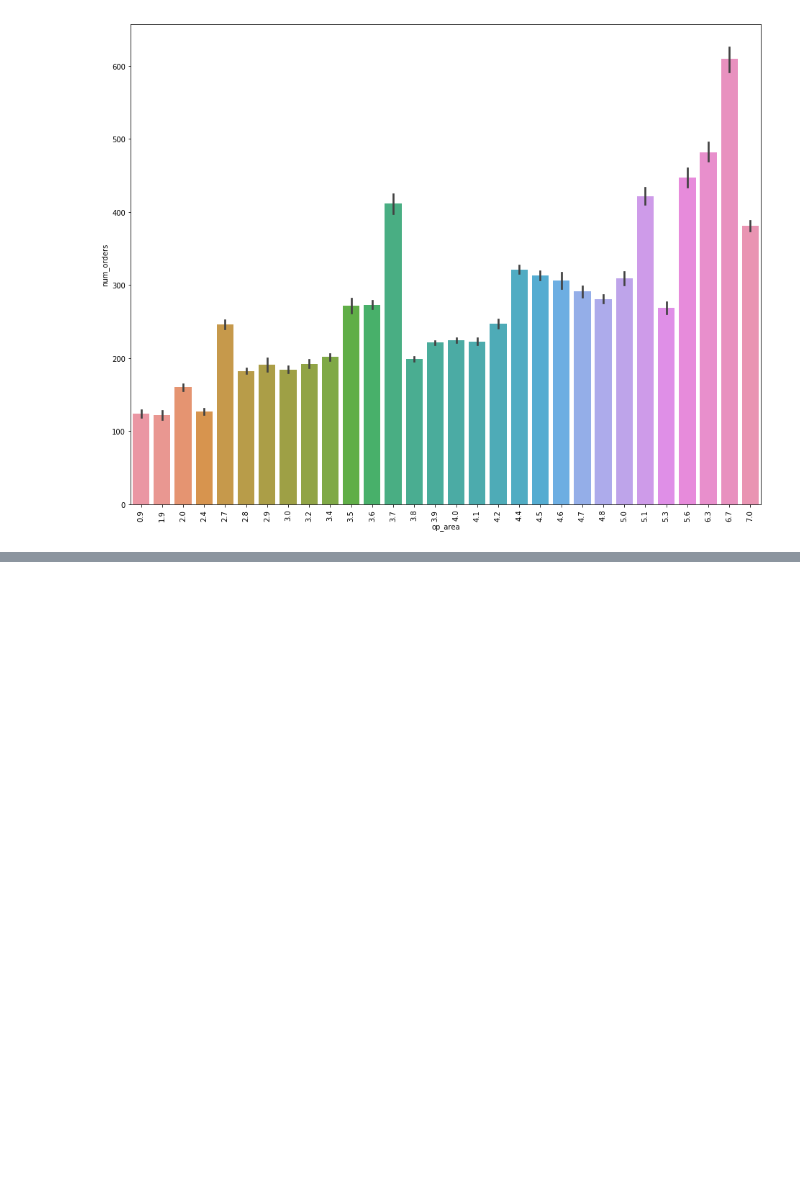
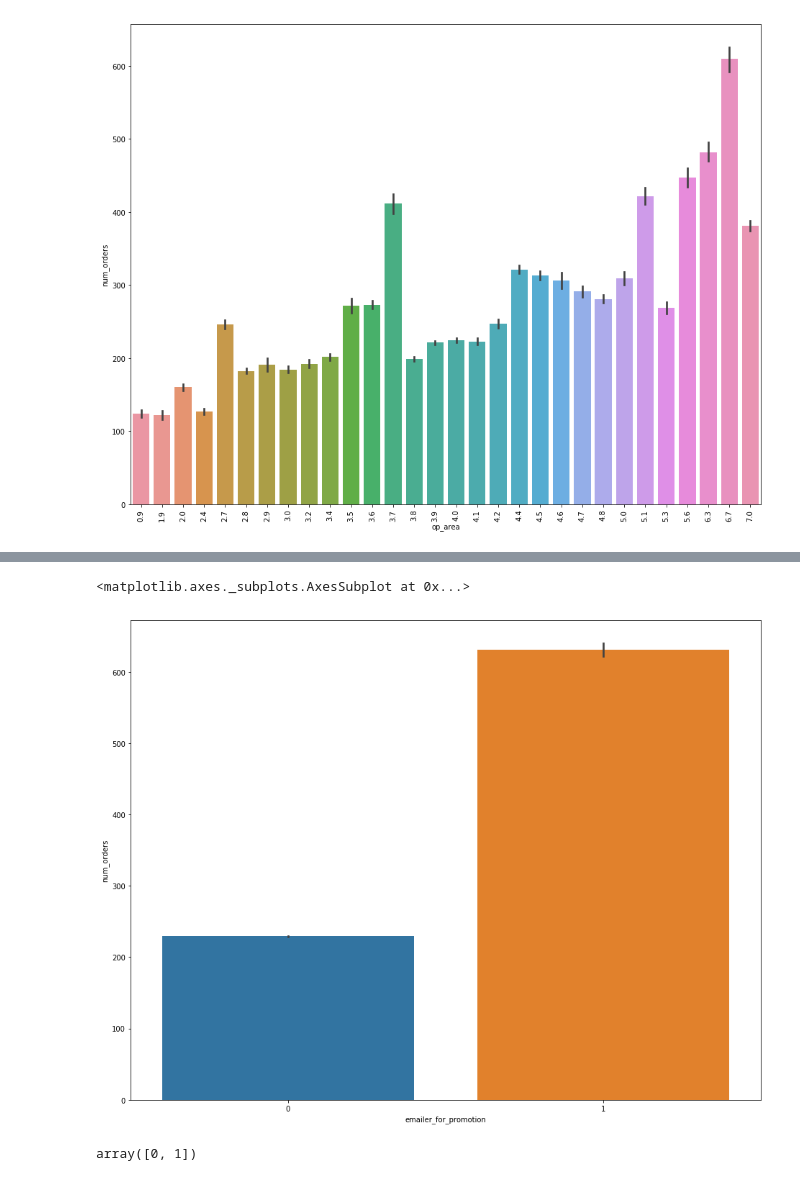
Before and after one commit to IITGuwahati-AI/Learning-Content, a Jupyter notebook: Food_forecast.ipynb, the cells around one changed output, grey strips where cells are left out. Cells and saved outputs as stored; diff of their text form; code cells hidden in the pictures; blank space fills up the shorter version.

```diff
--- a/Food_forecast.ipynb
+++ b/Food_forecast.ipynb
@@ -251,0 +265,9 @@ plt.xticks(rotation = 90)
+# %%
+sns.barplot(train['emailer_for_promotion'],train['num_orders'])
+# %% [output]
+<matplotlib.axes._subplots.AxesSubplot at 0x...>
+[figure, added]
+# %%
+train['homepage_featured'].unique()
+# %% [output]
+array([0, 1])
```
Also changed, not shown: parts of 4 cells of this notebook.
